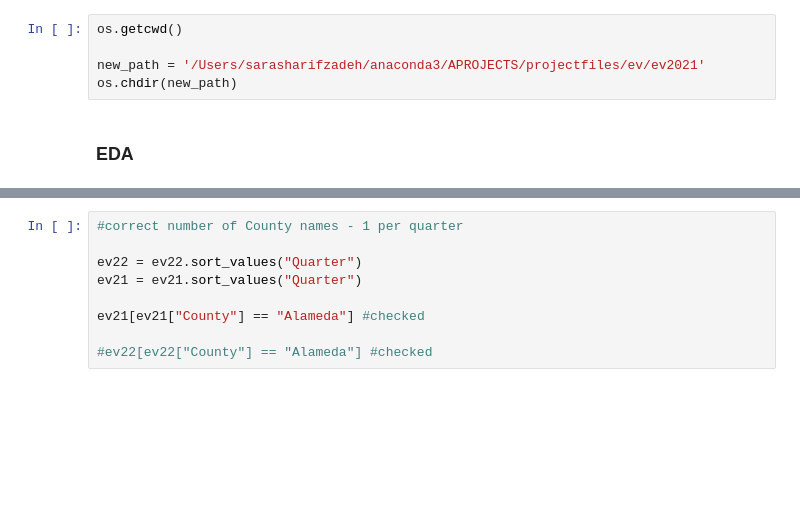
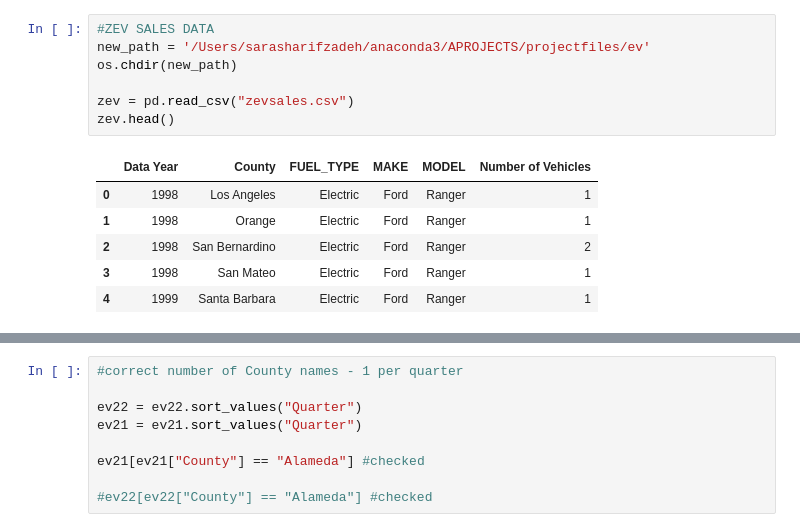
Before and after one commit to sshariz/evcharger, a Jupyter notebook: ev.ipynb, the cells around one changed output, grey strips where cells are left out. Saved outputs shown, nothing was run; the diff lists cells and outputs as text; blank space fills up the shorter version.

```diff
--- a/ev.ipynb
+++ b/ev.ipynb
@@ -66,7 +137,14 @@ Every US state and county has an assigned ID regulated by the US Federal Governm
 # %%
-os.getcwd()
+#ZEV SALES DATA
+new_path = '/Users/sarasharifzadeh/anaconda3/APROJECTS/projectfiles/ev'
+os.chdir(new_path)
 
-new_path = '/Users/sarasharifzadeh/anaconda3/APROJECTS/projectfiles/ev/ev2021'
-os.chdir(new_path)
+zev = pd.read_csv("zevsales.csv")
+zev.head()
+# %% [output]
+|  | Data Year | County | FUEL_TYPE | MAKE | MODEL | Number of Vehicles |
+| 0 | 1998 | Los Angeles | Electric | Ford | Ranger | 1 |
+| 1 | 1998 | Orange | Electric | Ford | Ranger | 1 |
+| 2 | 1998 | San Bernardino | Electric | Ford | Ranger | 2 |
+| 3 | 1998 | San Mateo | Electric | Ford | Ranger | 1 |
+| 4 | 1999 | Santa Barbara | Electric | Ford | Ranger | 1 |
-# %% [markdown]
-### EDA
```
Also changed, not shown: parts of 51 cells of this notebook, 1 other file.
